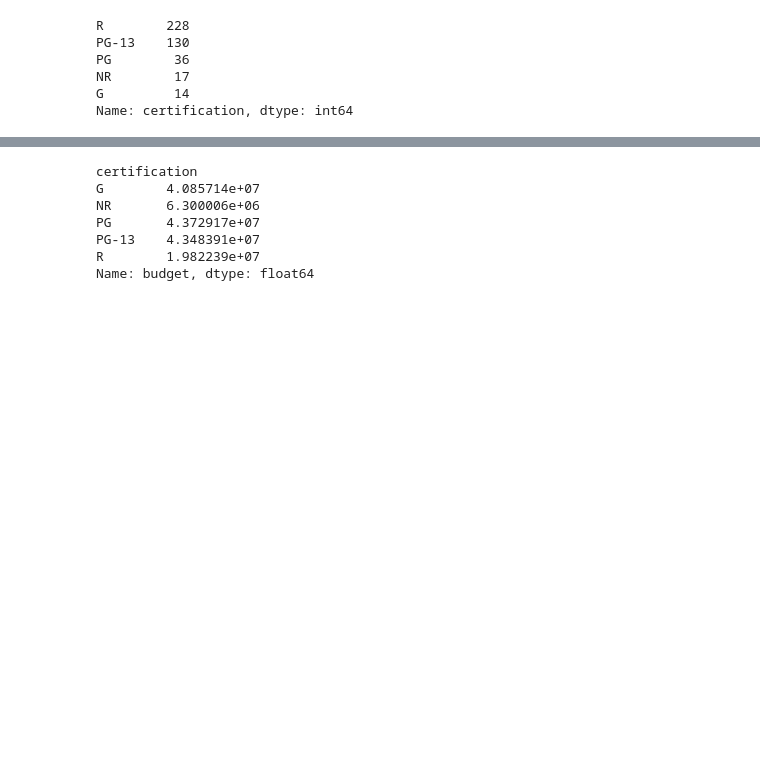
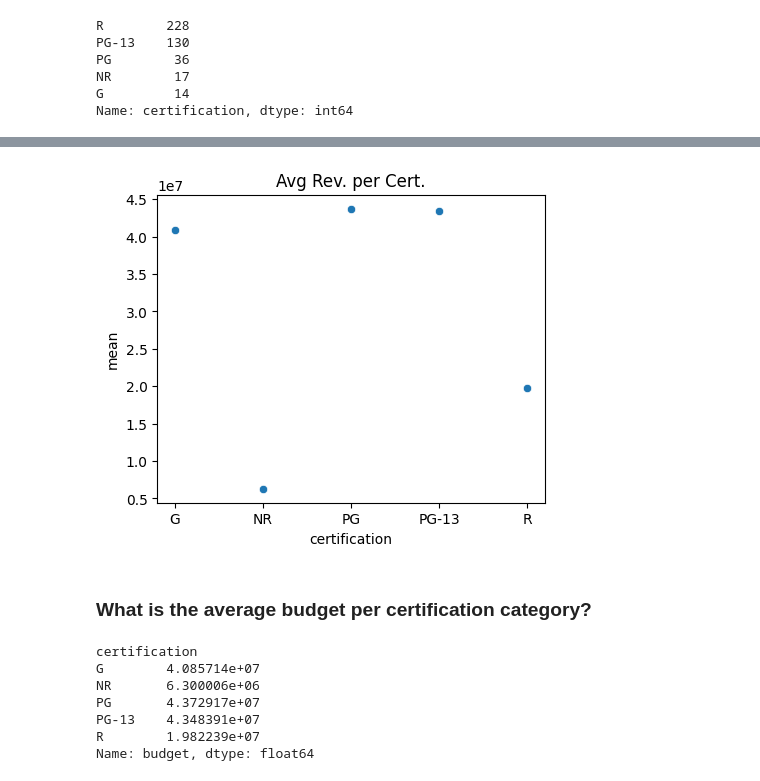
Before and after one commit to Martishamao/IMDB_Project, a Jupyter notebook: Project 3, Part 2.ipynb, the cells around one changed output, grey strips where cells are left out. Drawn from its saved outputs; the diff is of its cells as text; code cells hidden in the pictures; blank space fills up the shorter version.

```diff
--- a/Project 3, Part 2.ipynb
+++ b/Project 3, Part 2.ipynb
@@ -160 +182,10 @@ Name: revenue, dtype: float64
+# %%
+fig, ax = plt.subplots(ncols=1, figsize=(5,4))
+ax = sns.scatterplot(data = mean, x = mean.index, y = mean)
+ax.set_ylabel('mean')
+ax.set_title('Avg Rev. per Cert.');
+# %% [output]
+[figure, added]
+# %% [markdown]
+### What is the average budget per certification category?
 # %%
```
Also changed, not shown: parts of 14 cells of this notebook.
